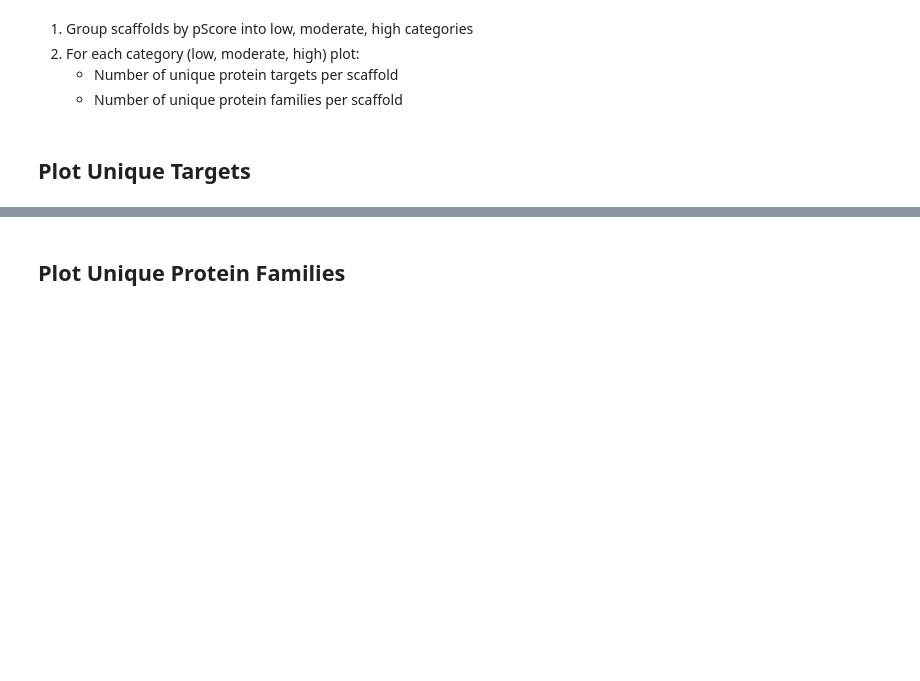
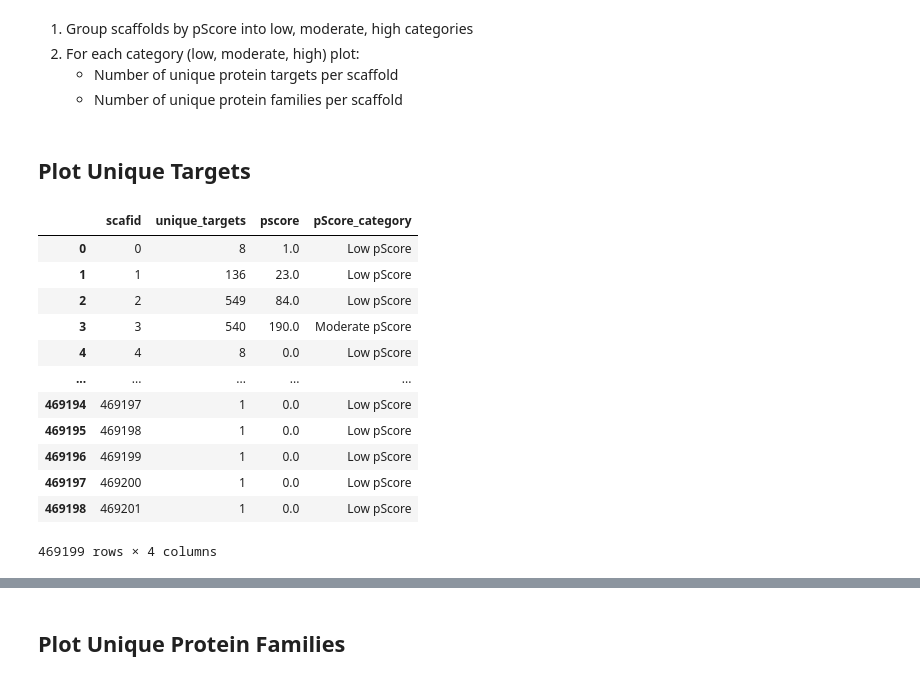
Before and after one commit to unmtransinfo/Badapple2, a Jupyter notebook: src/notebooks/target_pscore_analysis.ipynb, the cells around one changed output, grey strips where cells are left out. Cells and saved outputs as stored; diff of their text form; code cells hidden in the pictures; blank space fills up the shorter version.

```diff
--- a/src/notebooks/target_pscore_analysis.ipynb
+++ b/src/notebooks/target_pscore_analysis.ipynb
@@ -268,6 +284,23 @@ scaf_stats = merged_df.groupby("scafid").agg(
 ).reset_index()
 # %%
 scaf_stats["pScore_category"] = scaf_stats["pscore"].apply(classify_pScore)
+# %%
+# add back in
+scaf_stats
+# %% [output]
+|  | scafid | unique_targets | pscore | pScore_category |
+| 0 | 0 | 8 | 1.0 | Low pScore |
+| 1 | 1 | 136 | 23.0 | Low pScore |
+| 2 | 2 | 549 | 84.0 | Low pScore |
+| 3 | 3 | 540 | 190.0 | Moderate pScore |
+| 4 | 4 | 8 | 0.0 | Low pScore |
+| ... | ... | ... | ... | ... |
+| 469194 | 469197 | 1 | 0.0 | Low pScore |
+| 469195 | 469198 | 1 | 0.0 | Low pScore |
+| 469196 | 469199 | 1 | 0.0 | Low pScore |
+| 469197 | 469200 | 1 | 0.0 | Low pScore |
+| 469198 | 469201 | 1 | 0.0 | Low pScore |
+469199 rows × 4 columns
 # %%
 bins = np.arange(0, len(protein_target_df) + 25, 25)
 x_col = "unique_targets"
```
Also changed, not shown: parts of 11 cells of this notebook.
